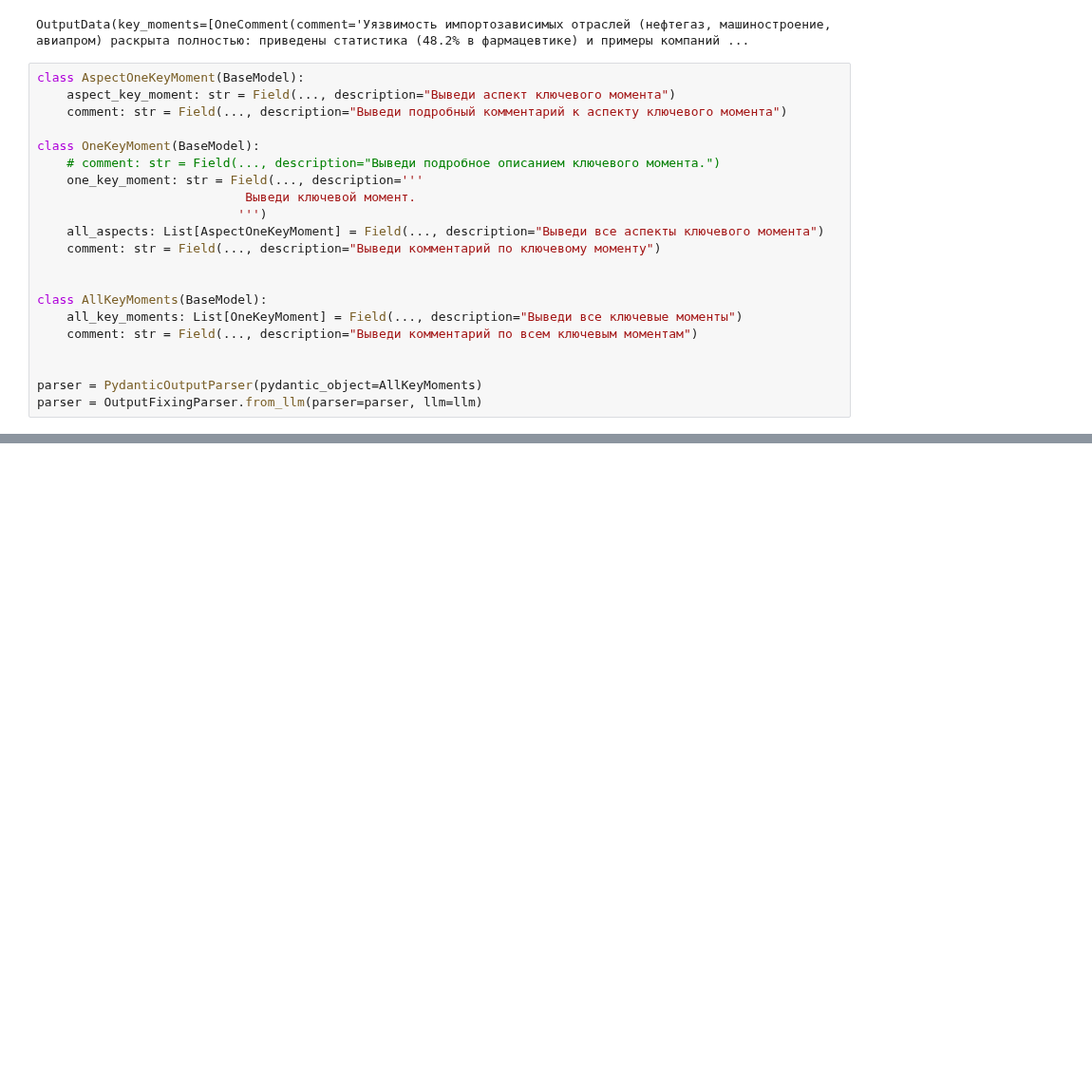
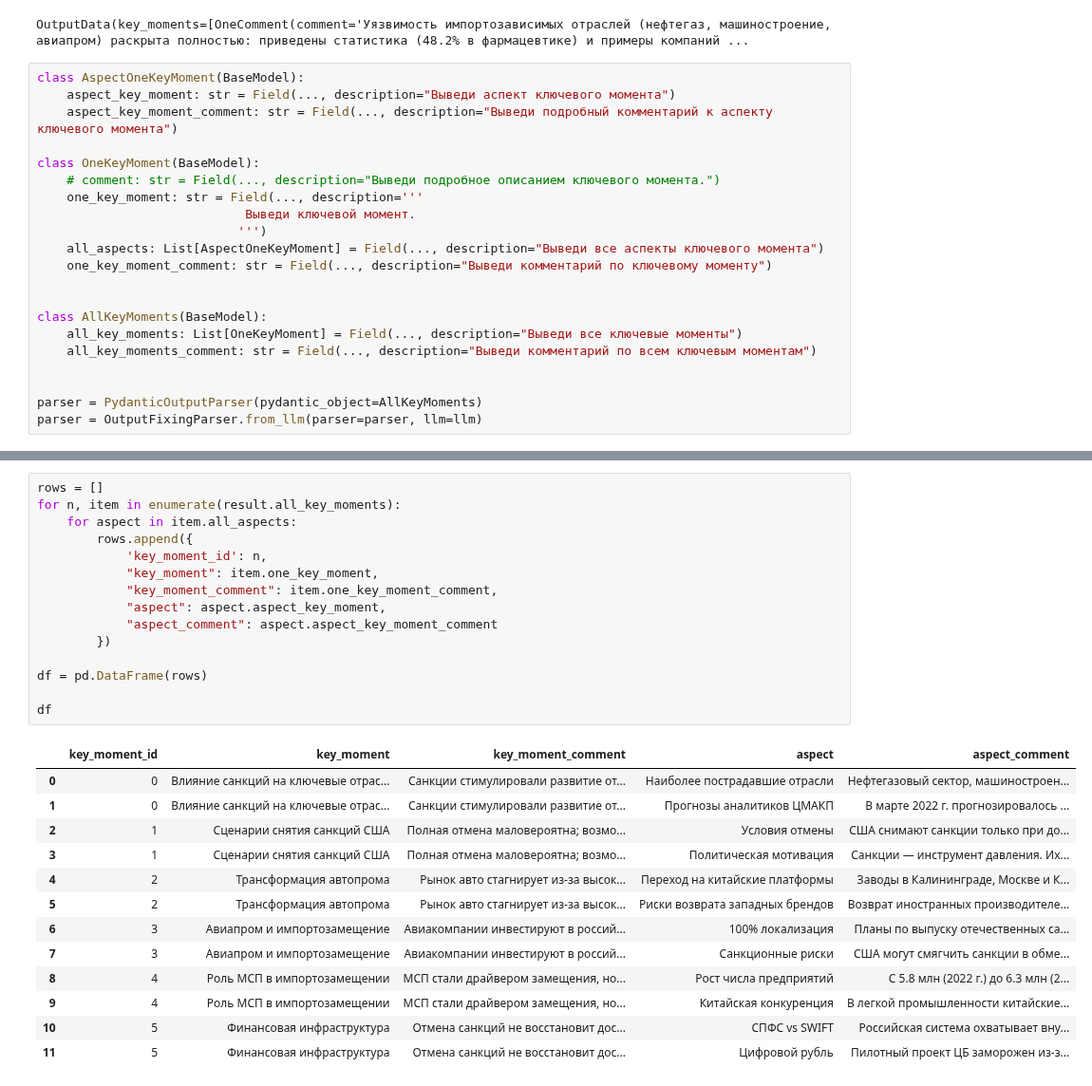
Before and after one commit to rvegrc/llm_news, a Jupyter notebook: LLM_news/llm_news.ipynb, the cells around one changed output, grey strips where cells are left out. Shown at 95% size. Saved outputs shown, nothing was run; the diff lists cells and outputs as text; blank space fills up the shorter version.

Commit message:
parse result from web text

```diff
--- a/LLM_news/llm_news.ipynb
+++ b/LLM_news/llm_news.ipynb
@@ -195,7 +195,7 @@ OutputData(key_moments=[OneComment(comment='Уязвимость импорто
 # %%
 class AspectOneKeyMoment(BaseModel):
     aspect_key_moment: str = Field(..., description="Выведи аспект ключевого момента")
-    comment: str = Field(..., description="Выведи подробный комментарий к аспекту ключевого момента")
+    aspect_key_moment_comment: str = Field(..., description="Выведи подробный комментарий к аспекту ключевого момента")
 
 class OneKeyMoment(BaseModel):
     # comment: str = Field(..., description="Выведи подробное описанием ключевого момента.")
@@ -203,12 +203,12 @@ class OneKeyMoment(BaseModel):
                             Выведи ключевой момент.
                            ''')
     all_aspects: List[AspectOneKeyMoment] = Field(..., description="Выведи все аспекты ключевого момента")
-    comment: str = Field(..., description="Выведи комментарий по ключевому моменту")
+    one_key_moment_comment: str = Field(..., description="Выведи комментарий по ключевому моменту")
 
 
 class AllKeyMoments(BaseModel):
     all_key_moments: List[OneKeyMoment] = Field(..., description="Выведи все ключевые моменты")
-    comment: str = Field(..., description="Выведи комментарий по всем ключевым моментам")
+    all_key_moments_comment: str = Field(..., description="Выведи комментарий по всем ключевым моментам")
 
 
 parser = PydanticOutputParser(pydantic_object=AllKeyMoments)
@@ -246,0 +256,29 @@ AllKeyMoments(all_key_moments=[OneKeyMoment(one_key_moment='Влияние са
+# %%
+rows = []
+for n, item in enumerate(result.all_key_moments):
+    for aspect in item.all_aspects:
+        rows.append({
+            'key_moment_id': n,
+            "key_moment": item.one_key_moment,
+            "key_moment_comment": item.one_key_moment_comment,
+            "aspect": aspect.aspect_key_moment,
+            "aspect_comment": aspect.aspect_key_moment_comment
+        })
+
+df = pd.DataFrame(rows)
+
+df
+# %% [output]
+|  | key_moment_id | key_moment | key_moment_comment | aspect | aspect_comment |
+| 0 | 0 | Влияние санкций на ключевые отрас... | Санкции стимулировали развитие от... | Наиболее пострадавшие отрасли | Нефтегазовый сектор, машиностроен... |
+| 1 | 0 | Влияние санкций на ключевые отрас... | Санкции стимулировали развитие от... | Прогнозы аналитиков ЦМАКП | В марте 2022 г. прогнозировалось ... |
+| 2 | 1 | Сценарии снятия санкций США | Полная отмена маловероятна; возмо... | Условия отмены | США снимают санкции только при до... |
+| 3 | 1 | Сценарии снятия санкций США | Полная отмена маловероятна; возмо... | Политическая мотивация | Санкции — инструмент давления. Их... |
+| 4 | 2 | Трансформация автопрома | Рынок авто стагнирует из-за высок... | Переход на китайские платформы | Заводы в Калининграде, Москве и К... |
+| 5 | 2 | Трансформация автопрома | Рынок авто стагнирует из-за высок... | Риски возврата западных брендов | Возврат иностранных производителе... |
+| 6 | 3 | Авиапром и импортозамещение | Авиакомпании инвестируют в россий... | 100% локализация | Планы по выпуску отечественных са... |
+| 7 | 3 | Авиапром и импортозамещение | Авиакомпании инвестируют в россий... | Санкционные риски | США могут смягчить санкции в обме... |
+| 8 | 4 | Роль МСП в импортозамещении | МСП стали драйвером замещения, но... | Рост числа предприятий | С 5.8 млн (2022 г.) до 6.3 млн (2... |
+| 9 | 4 | Роль МСП в импортозамещении | МСП стали драйвером замещения, но... | Китайская конкуренция | В легкой промышленности китайские... |
+| 10 | 5 | Финансовая инфраструктура | Отмена санкций не восстановит дос... | СПФС vs SWIFT | Российская система охватывает вну... |
+| 11 | 5 | Финансовая инфраструктура | Отмена санкций не восстановит дос... | Цифровой рубль | Пилотный проект ЦБ заморожен из-з... |
```
Also changed, not shown: parts of 2 cells of this notebook.
